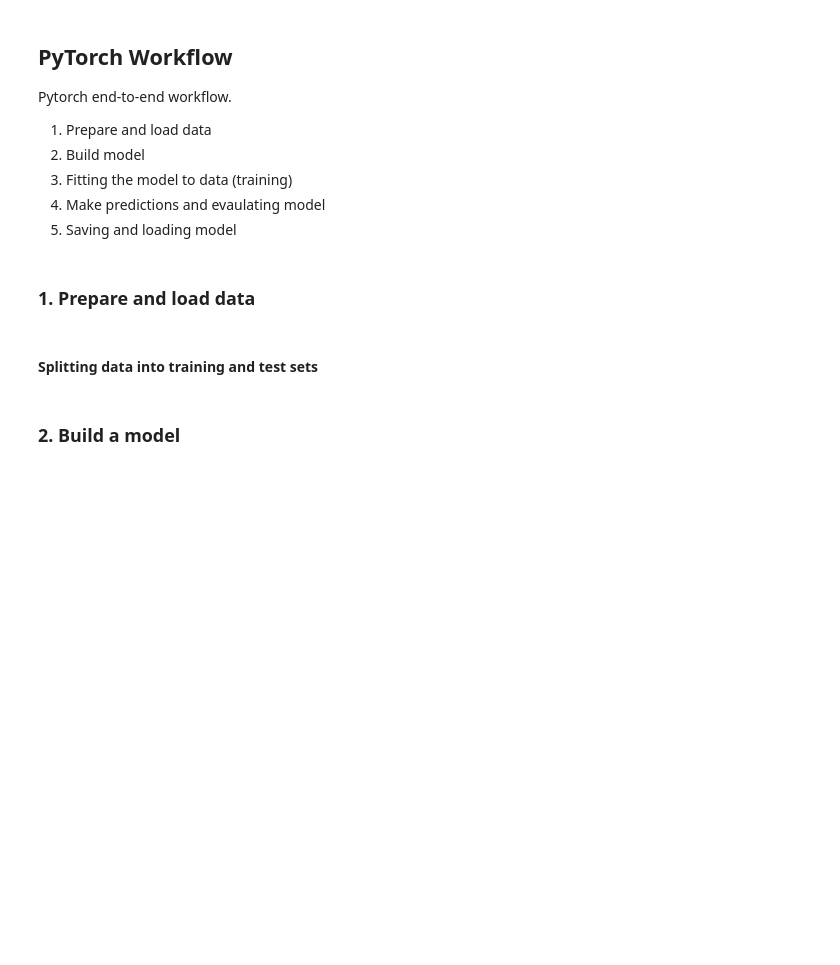
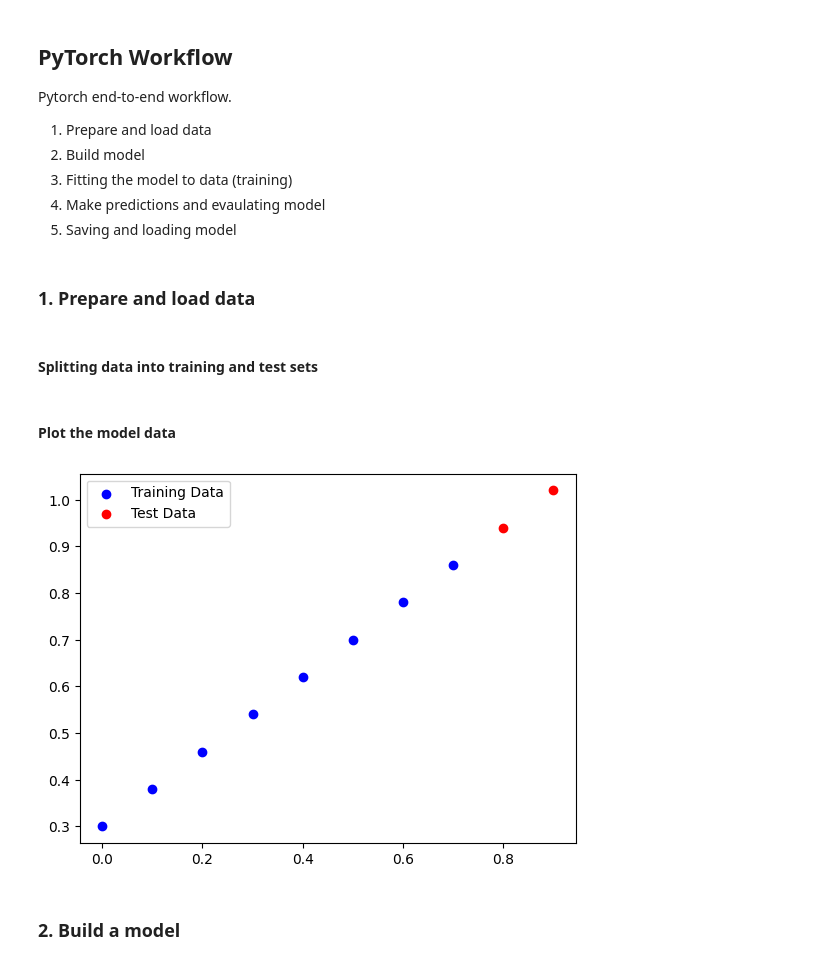
Before and after one commit to amirhzare/machine-learning, a Jupyter notebook: PyTorch Jupyters/01-PyTorchWorkflow.ipynb, the cells around one changed output. Saved outputs shown, nothing was run; the diff lists cells and outputs as text; code cells hidden in the pictures; blank space fills up the shorter version.

```diff
--- a/PyTorch Jupyters/01-PyTorchWorkflow.ipynb
+++ b/PyTorch Jupyters/01-PyTorchWorkflow.ipynb
@@ -19,7 +19,7 @@ bias = 0.3
 start = 0
 end = 1
 
-X = torch.arange(start, end, step=0.2).unsqueeze(dim=1)
+X = torch.arange(start, end, step=0.1).unsqueeze(dim=1)
 y = weight * X + bias
 # %% [markdown]
 #### Splitting data into training and test sets
@@ -27,6 +27,25 @@ y = weight * X + bias
 train_split = int(0.8 * len(X))
 Xtrain, ytrain = X[:train_split], y[:train_split]
 Xtest, ytest = X[train_split:], y[train_split:]
+# %% [markdown]
+#### Plot the model data
+# %%
+import matplotlib.pyplot as plt
+
+def dataplot(ypred=None):
+    # create a figure
+    fig, ax = plt.subplots()
+
+    ax.scatter(Xtrain, ytrain, color='blue', label='Training Data')
+    ax.scatter(Xtest, ytest, color='red', label='Test Data')
+    if ypred is not None:
+        ax.scatter(Xtest, ypred, color='green', label='Prediction Result')
+    ax.legend()
+    plt.show()
+# %%
+dataplot()
+# %% [output]
+[figure, added]
 # %% [markdown]
 ### 2. Build a model
 # %%
```
Also changed, not shown: parts of 22 cells of this notebook, 2 other files.
